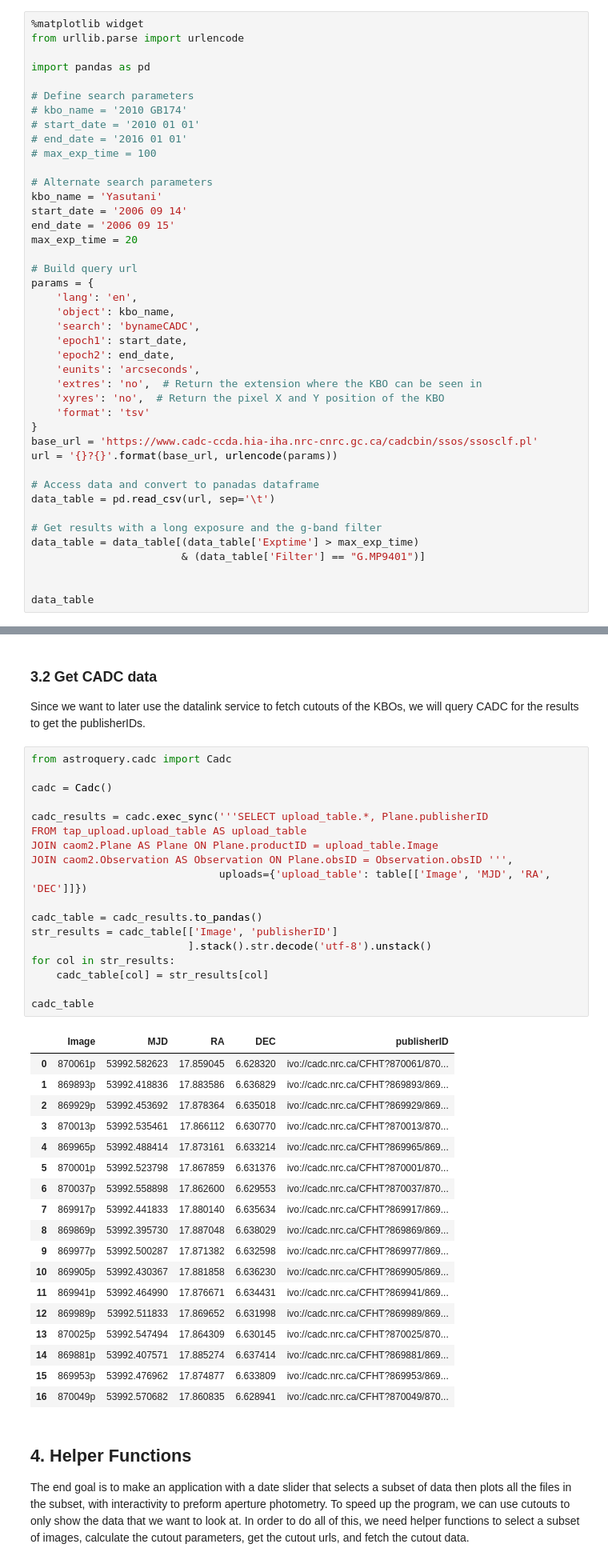
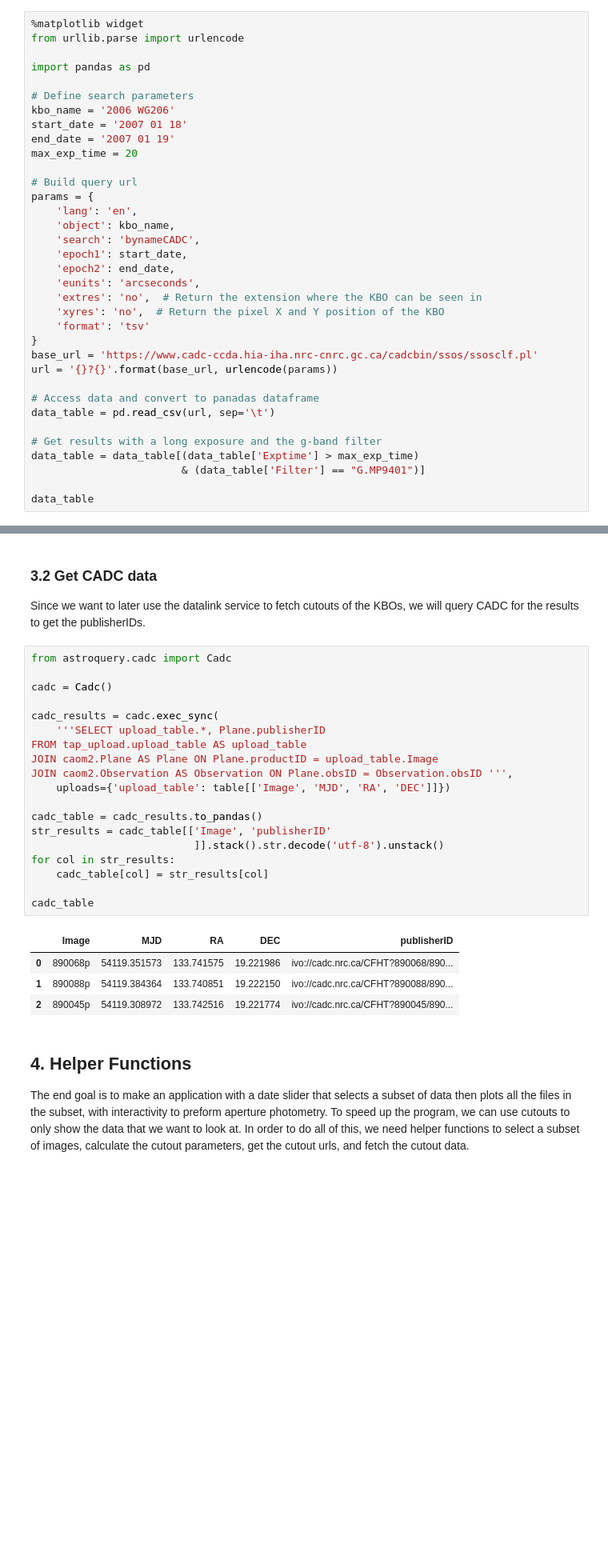
Before and after one commit to ellieb/astroquery_tutorial, a Jupyter notebook: astroquery_example_kbos.ipynb, the cells around one changed output, grey strips where cells are left out. Shown at 80% size. Cells and saved outputs as stored; diff of their text form; blank space fills up the shorter version.

```diff
--- a/astroquery_example_kbos.ipynb
+++ b/astroquery_example_kbos.ipynb
@@ -34,15 +34,9 @@ from urllib.parse import urlencode
 import pandas as pd
 
 # Define search parameters
-# kbo_name = '2010 GB174'
-# start_date = '2010 01 01'
-# end_date = '2016 01 01'
-# max_exp_time = 100
-
-# Alternate search parameters
-kbo_name = 'Yasutani'
-start_date = '2006 09 14'
-end_date = '2006 09 15'
+kbo_name = '2006 WG206'
+start_date = '2007 01 18'
+end_date = '2007 01 19'
 max_exp_time = 20
 
 # Build query url
@@ -67,7 +61,6 @@ data_table = pd.read_csv(url, sep='\t')
 data_table = data_table[(data_table['Exptime'] > max_exp_time)
                         & (data_table['Filter'] == "G.MP9401")]
 
-
 data_table
 # %% [output]
 |  | Image | MJD | Filter | Exptime | Object_RA | Object_Dec | Image_target | Telescope/Instrument | ... |
@@ -123,40 +102,27 @@ Since we want to later use the datalink service to fetch cutouts of the KBOs, we
 # %%
 from astroquery.cadc import Cadc
 
 cadc = Cadc()
 
-cadc_results = cadc.exec_sync('''SELECT upload_table.*, Plane.publisherID
+cadc_results = cadc.exec_sync(
+    '''SELECT upload_table.*, Plane.publisherID
 FROM tap_upload.upload_table AS upload_table
 JOIN caom2.Plane AS Plane ON Plane.productID = upload_table.Image
 JOIN caom2.Observation AS Observation ON Plane.obsID = Observation.obsID ''',
-                              uploads={'upload_table': table[['Image', 'MJD', 'RA', 'DEC']]})
+    uploads={'upload_table': table[['Image', 'MJD', 'RA', 'DEC']]})
 
 cadc_table = cadc_results.to_pandas()
-str_results = cadc_table[['Image', 'publisherID']
-                         ].stack().str.decode('utf-8').unstack()
+str_results = cadc_table[['Image', 'publisherID'
+                          ]].stack().str.decode('utf-8').unstack()
 for col in str_results:
     cadc_table[col] = str_results[col]
 
 cadc_table
 # %% [output]
 |  | Image | MJD | RA | DEC | publisherID |
-| 0 | 870061p | 53992.582623 | 17.859045 | 6.628320 | ivo://cadc.nrc.ca/CFHT?870061/870... |
-| 1 | 869893p | 53992.418836 | 17.883586 | 6.636829 | ivo://cadc.nrc.ca/CFHT?869893/869... |
-| 2 | 869929p | 53992.453692 | 17.878364 | 6.635018 | ivo://cadc.nrc.ca/CFHT?869929/869... |
-| 3 | 870013p | 53992.535461 | 17.866112 | 6.630770 | ivo://cadc.nrc.ca/CFHT?870013/870... |
-| 4 | 869965p | 53992.488414 | 17.873161 | 6.633214 | ivo://cadc.nrc.ca/CFHT?869965/869... |
-| 5 | 870001p | 53992.523798 | 17.867859 | 6.631376 | ivo://cadc.nrc.ca/CFHT?870001/870... |
-| 6 | 870037p | 53992.558898 | 17.862600 | 6.629553 | ivo://cadc.nrc.ca/CFHT?870037/870... |
-| 7 | 869917p | 53992.441833 | 17.880140 | 6.635634 | ivo://cadc.nrc.ca/CFHT?869917/869... |
-| 8 | 869869p | 53992.395730 | 17.887048 | 6.638029 | ivo://cadc.nrc.ca/CFHT?869869/869... |
-| 9 | 869977p | 53992.500287 | 17.871382 | 6.632598 | ivo://cadc.nrc.ca/CFHT?869977/869... |
-| 10 | 869905p | 53992.430367 | 17.881858 | 6.636230 | ivo://cadc.nrc.ca/CFHT?869905/869... |
-| 11 | 869941p | 53992.464990 | 17.876671 | 6.634431 | ivo://cadc.nrc.ca/CFHT?869941/869... |
-| 12 | 869989p | 53992.511833 | 17.869652 | 6.631998 | ivo://cadc.nrc.ca/CFHT?869989/869... |
-| 13 | 870025p | 53992.547494 | 17.864309 | 6.630145 | ivo://cadc.nrc.ca/CFHT?870025/870... |
-| 14 | 869881p | 53992.407571 | 17.885274 | 6.637414 | ivo://cadc.nrc.ca/CFHT?869881/869... |
-| 15 | 869953p | 53992.476962 | 17.874877 | 6.633809 | ivo://cadc.nrc.ca/CFHT?869953/869... |
-| 16 | 870049p | 53992.570682 | 17.860835 | 6.628941 | ivo://cadc.nrc.ca/CFHT?870049/870... |
+| 0 | 890068p | 54119.351573 | 133.741575 | 19.221986 | ivo://cadc.nrc.ca/CFHT?890068/890... |
+| 1 | 890088p | 54119.384364 | 133.740851 | 19.222150 | ivo://cadc.nrc.ca/CFHT?890088/890... |
+| 2 | 890045p | 54119.308972 | 133.742516 | 19.221774 | ivo://cadc.nrc.ca/CFHT?890045/890... |
 # %% [markdown]
 ## 4. Helper Functions
 The end goal is to make an application with a date slider that selects a subset of data then plots all the files in the subset, with interactivity to preform aperture photometry. To speed up the program, we can use cutouts to only show the data that we want to look at. In order to do all of this, we need helper functions to select a subset of images, calculate the cutout parameters, get the cutout urls, and fetch the cutout data.
```
Also changed, not shown: parts of 10 cells of this notebook, 1 other file.
